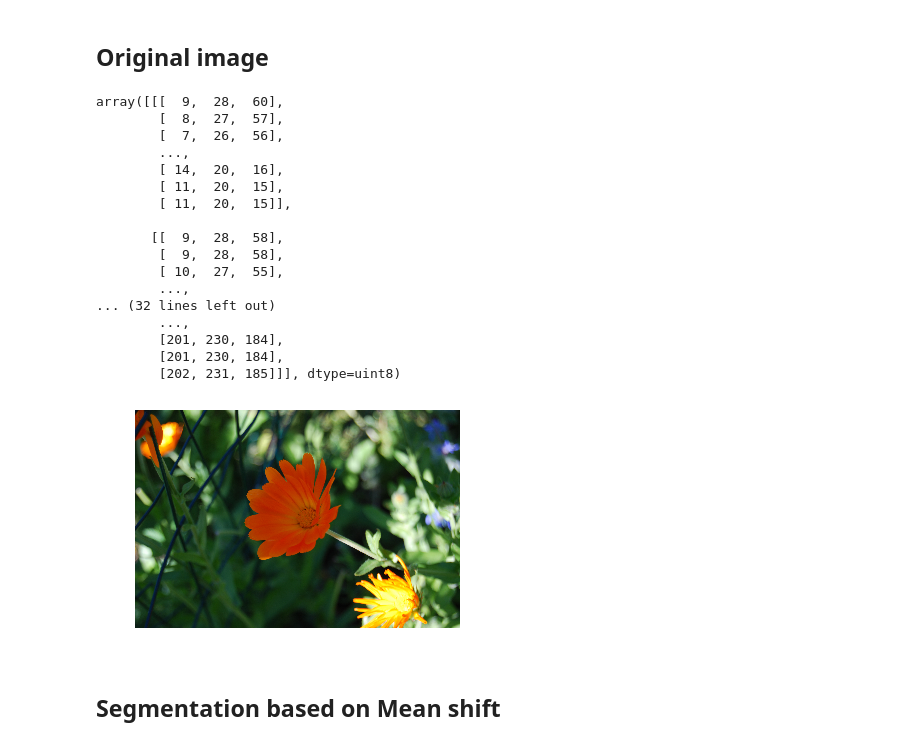
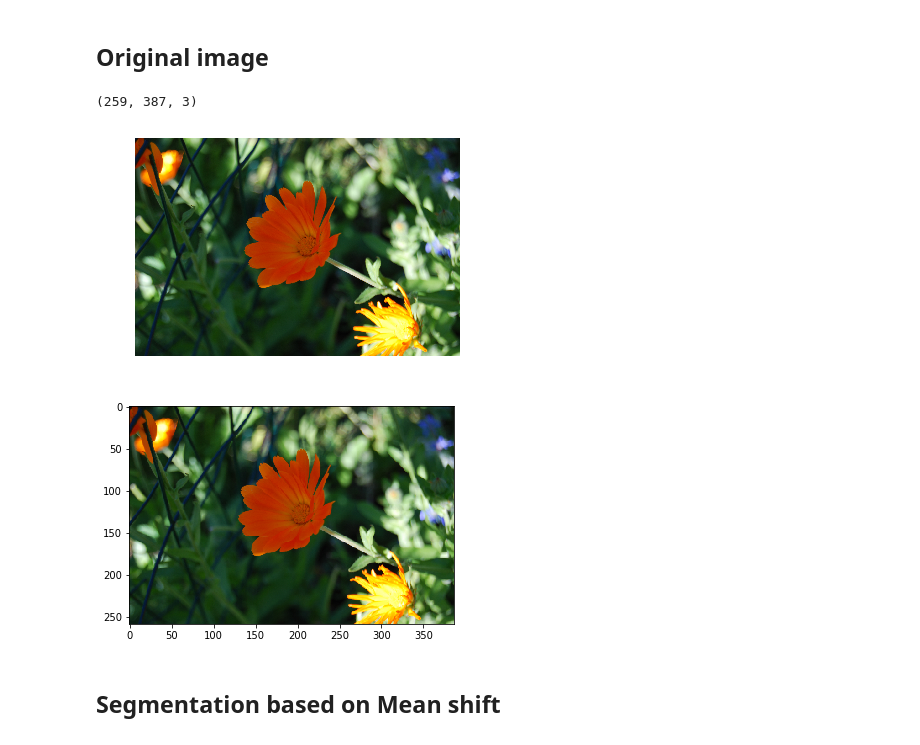
Before and after one commit to jianwu21/Advance-Topic-in-Image-Analysis, a Jupyter notebook: Segmentation/Segmentation.ipynb, the cells around one changed output. Cells and saved outputs as stored; diff of their text form; code cells hidden in the pictures.

```diff
--- a/Segmentation/Segmentation.ipynb
+++ b/Segmentation/Segmentation.ipynb
@@ -16,31 +17,22 @@ from mean_shift.mean_shift import *
 # %% [markdown]
 Original image
 ----------------
-# %%
-img = plt.imread('data/DSC_0066.JPG')
-plt.imshow(img)
-plt.axis('off')
-
-img
-# %% [output]
-array([[[  9,  28,  60],
-        [  8,  27,  57],
-        [  7,  26,  56],
-        ...,
-        [ 14,  20,  16],
-        [ 11,  20,  15],
-        [ 11,  20,  15]],
-
-       [[  9,  28,  58],
-        [  9,  28,  58],
-        [ 10,  27,  55],
-        ...,
-... (32 lines left out)
-        ...,
-        [201, 230, 184],
-        [201, 230, 184],
-        [202, 231, 185]]], dtype=uint8)
-[figure, removed]
+# %%
+orig_img = plt.imread('data/DSC_0066.JPG')
+plt.imshow(orig_img)
+plt.axis('off')
+
+resized_img = 255 * resize(orig_img, (orig_img.shape[0] / 10, orig_img.shape[1] / 10))
+img = resized_img.astype(np.uint8)
+
+plt.figure()
+plt.imshow(img)
+
+img.shape
+# %% [output]
+(259, 387, 3)
+[figure, added]
+[figure, added]
 # %% [markdown]
 Segmentation based on Mean shift
 -----------------------------------
```
Also changed, not shown: parts of 8 cells of this notebook, 5 other files.
